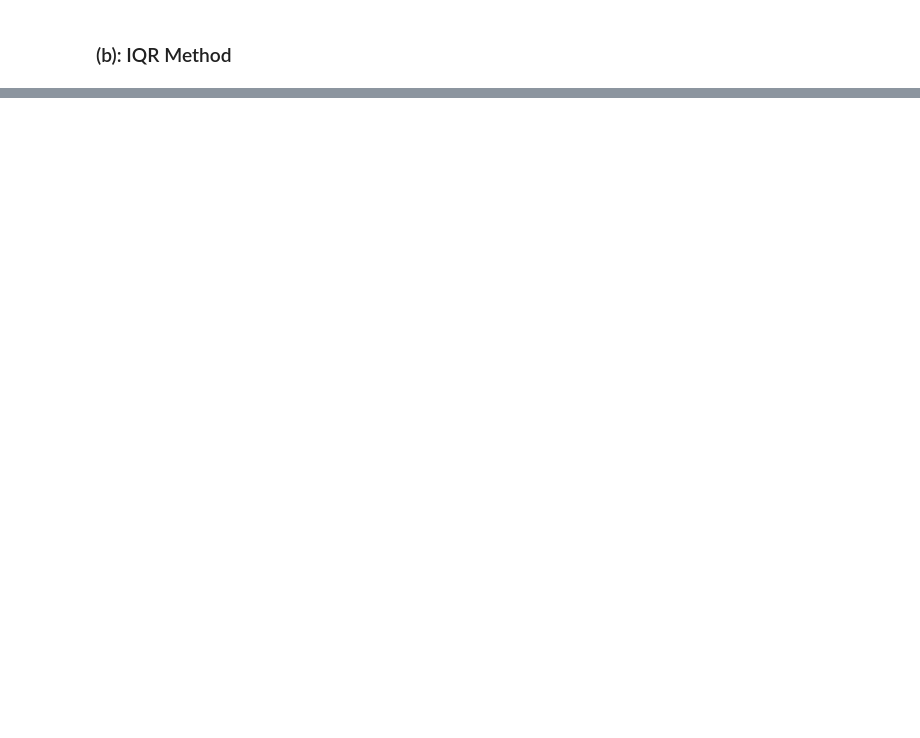
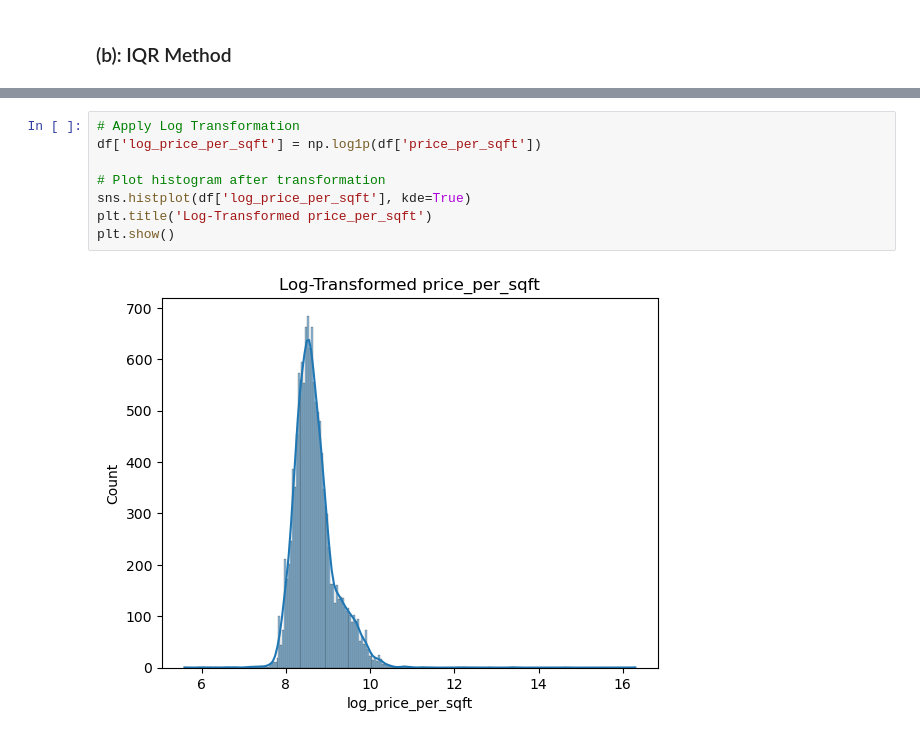
Before and after one commit to jumishafeeq/ML-Assignments, a Jupyter notebook: ML_Assignment.ipynb, the cells around one changed output, grey strips where cells are left out. Saved outputs shown, nothing was run; the diff lists cells and outputs as text; blank space fills up the shorter version.

```diff
--- a/ML_Assignment.ipynb
+++ b/ML_Assignment.ipynb
@@ -225,0 +321,10 @@ sns.boxplot(capping_df['price_per_sqft'])
+# %%
+# Apply Log Transformation
+df['log_price_per_sqft'] = np.log1p(df['price_per_sqft'])
+
+# Plot histogram after transformation
+sns.histplot(df['log_price_per_sqft'], kde=True)
+plt.title('Log-Transformed price_per_sqft')
+plt.show()
+# %% [output]
+[figure, added]
```
Also changed, not shown: parts of 50 cells of this notebook.
